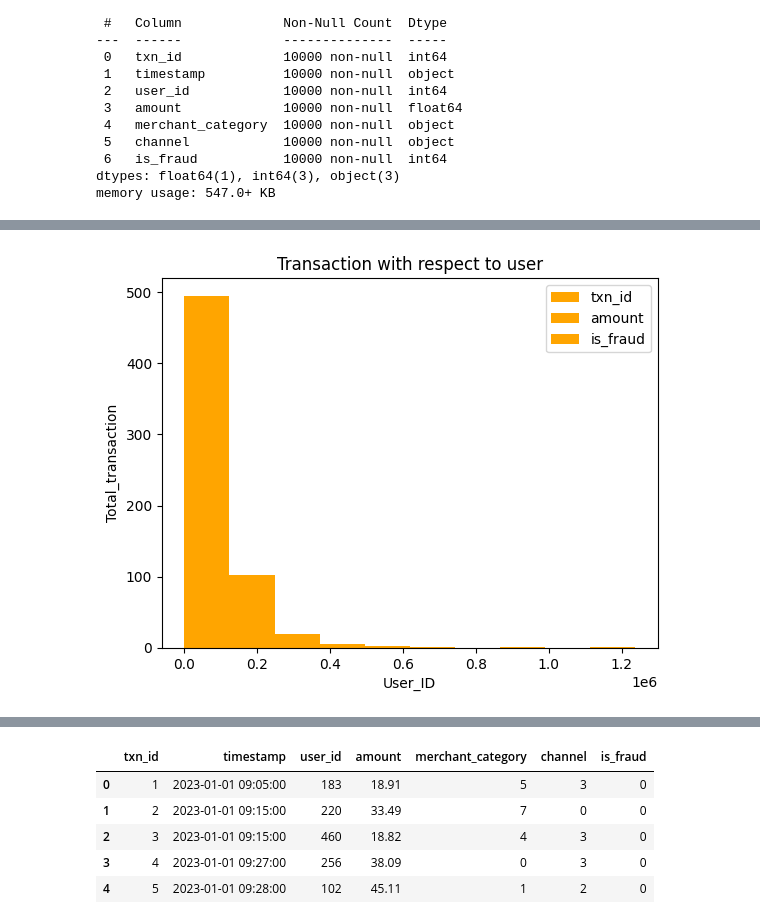
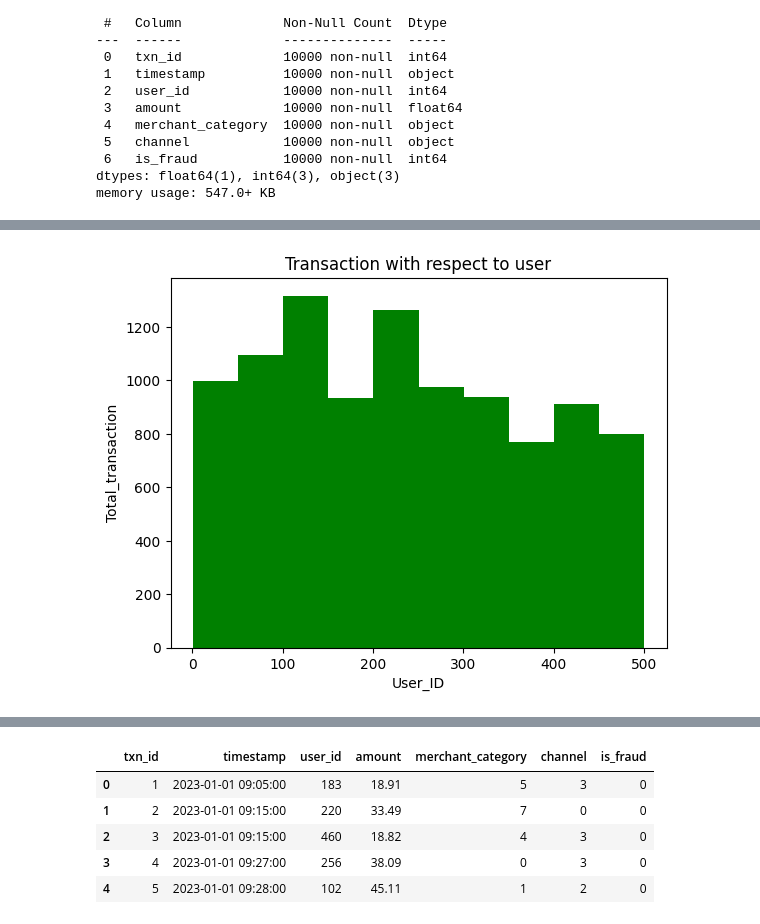
Before and after one commit to anjipandey16/IITD, a Jupyter notebook: Fraud Detection for Digital Payment Systems.ipynb, the cells around one changed output, grey strips where cells are left out. Cells and saved outputs as stored; diff of their text form; code cells hidden in the pictures.

```diff
--- a/Fraud Detection for Digital Payment Systems.ipynb
+++ b/Fraud Detection for Digital Payment Systems.ipynb
@@ -85,10 +84,10 @@ input_file.isnull().count()
 dtype: int64
 # %%
 
-input_file.groupby("user_id").sum().plot(kind='hist',color='orange')
+input_file.groupby("txn_id")['user_id'].sum().plot(kind='hist',color='green')
 plt.title("Transaction with respect to user")
 plt.xlabel("User_ID")
 plt.ylabel("Total_transaction")
 plt.show()
 # %% [output]
-[figure, old version]
+[figure, new version]
```
Also changed, not shown: parts of 6 cells of this notebook.
